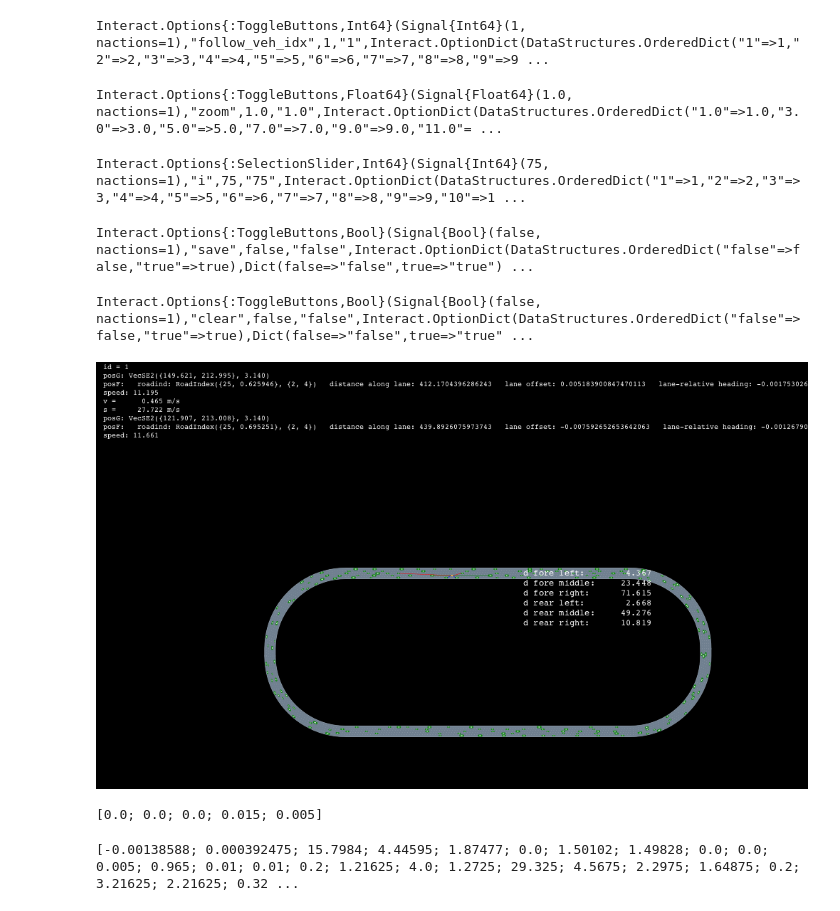
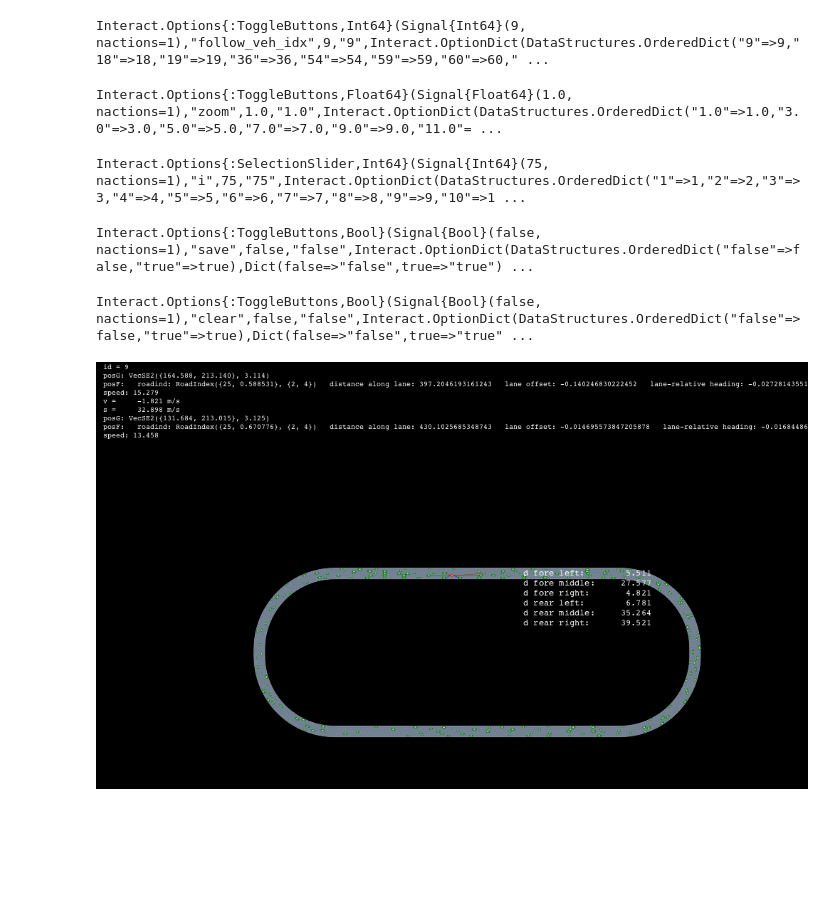
Before and after one commit to wulfebw/risk_prediction, a Jupyter notebook: scripts/visualization/run_display.ipynb, the cells around one changed output. Drawn from its saved outputs; the diff is of its cells as text; code cells hidden in the pictures; blank space fills up the shorter version.

Commit message:
bootstrap working + collection updates

```diff
--- a/scripts/visualization/run_display.ipynb
+++ b/scripts/visualization/run_display.ipynb
@@ -7,6 +17,6 @@ using Reel
 # %%
+# set config manually
 include("../collection/heuristic_dataset_config.jl")
-include("../collection/collect_heuristic_dataset.jl")
 parse_flags!(FLAGS, [])
 FLAGS["num_monte_carlo_runs"] = 1
 FLAGS["prime_time"] = 10.
@@ -20,9 +30,9 @@ FLAGS["sampling_time"] = 5.
 # FLAGS["min_base_speed"] =  10.
 # FLAGS["max_base_speed"] =  10.
 # FLAGS["min_init_dist"] =  15.
-FLAGS["overall_response_time"] = 0.2
-FLAGS["lon_response_time"] = 0.2
-FLAGS["err_p_a_to_i"] =  0.01
+# FLAGS["overall_response_time"] = 0.2
+# FLAGS["lon_response_time"] = 0.2
+FLAGS["err_p_a_to_i"] =  0.05
 FLAGS["err_p_i_to_a"] =  0.3
 # FLAGS["min_init_dist"] =  15.
 # FLAGS["max_init_dist"] =  5.
@@ -32,7 +42,6 @@ FLAGS["err_p_i_to_a"] =  0.3
 FLAGS["extractor_type"] =  "multi"
 FLAGS["extract_road_lidar"] =  false
 col = build_dataset_collector("", FLAGS);
-Reel.set_output_type("gif");
 # %%
 function Base.show(col::DatasetCollector, seed::Int; target_idx::Int = 1)
     if target_idx <= size(col.eval.targets, 1)
@@ -124,22 +133,18 @@ seed = 1
 rand!(col, seed)
 evaluate!(col.eval, col.scene, col.models, col.roadway, seed);
 # %%
-show(col, seed, target_idx = 1)
+show(col, seed, target_idx = 2)
 # %% [output]
-Interact.Options{:ToggleButtons,Int64}(Signal{Int64}(1, nactions=1),"follow_veh_idx",1,"1",Interact.OptionDict(DataStructures.OrderedDict("1"=>1,"2"=>2,"3"=>3,"4"=>4,"5"=>5,"6"=>6,"7"=>7,"8"=>8,"9"=>9 ...
+Interact.Options{:ToggleButtons,Int64}(Signal{Int64}(9, nactions=1),"follow_veh_idx",9,"9",Interact.OptionDict(DataStructures.OrderedDict("9"=>9,"18"=>18,"19"=>19,"36"=>36,"54"=>54,"59"=>59,"60"=>60," ...
 Interact.Options{:ToggleButtons,Float64}(Signal{Float64}(1.0, nactions=1),"zoom",1.0,"1.0",Interact.OptionDict(DataStructures.OrderedDict("1.0"=>1.0,"3.0"=>3.0,"5.0"=>5.0,"7.0"=>7.0,"9.0"=>9.0,"11.0"= ...
 Interact.Options{:SelectionSlider,Int64}(Signal{Int64}(75, nactions=1),"i",75,"75",Interact.OptionDict(DataStructures.OrderedDict("1"=>1,"2"=>2,"3"=>3,"4"=>4,"5"=>5,"6"=>6,"7"=>7,"8"=>8,"9"=>9,"10"=>1 ...
 Interact.Options{:ToggleButtons,Bool}(Signal{Bool}(false, nactions=1),"save",false,"false",Interact.OptionDict(DataStructures.OrderedDict("false"=>false,"true"=>true),Dict(false=>"false",true=>"true") ...
 Interact.Options{:ToggleButtons,Bool}(Signal{Bool}(false, nactions=1),"clear",false,"false",Interact.OptionDict(DataStructures.OrderedDict("false"=>false,"true"=>true),Dict(false=>"false",true=>"true" ...
-[figure, old version]
+[figure, new version]
 # %%
 println(mean(col.eval.agg_targets, 2))
-# %% [output]
-[0.0; 0.0; 0.0; 0.015; 0.005]
 # %%
 println(mean(col.eval.features, 3))
-# %% [output]
-[-0.00138588; 0.000392475; 15.7984; 4.44595; 1.87477; 0.0; 1.50102; 1.49828; 0.0; 0.0; 0.005; 0.965; 0.01; 0.01; 0.2; 1.21625; 4.0; 1.2725; 29.325; 4.5675; 2.2975; 1.64875; 0.2; 3.21625; 2.21625; 0.32 ...
 # %%
 println(mean(col.eval.features[:,1:length(col.scene)], 2))
 println(mean(col.eval.targets[:,1:length(col.scene)], 2))
```
Also changed, not shown: parts of 3 cells of this notebook, 7 other files.
